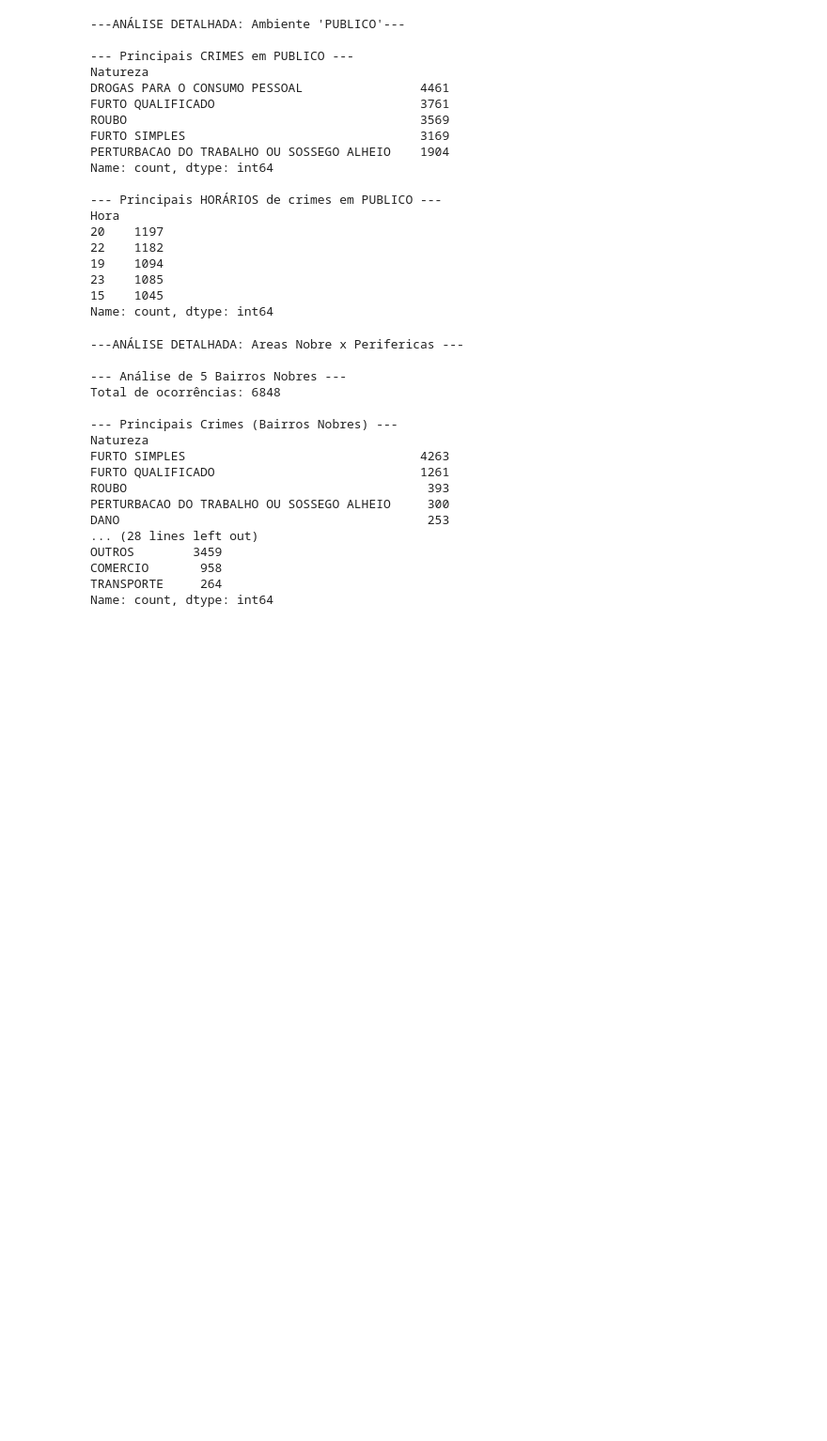
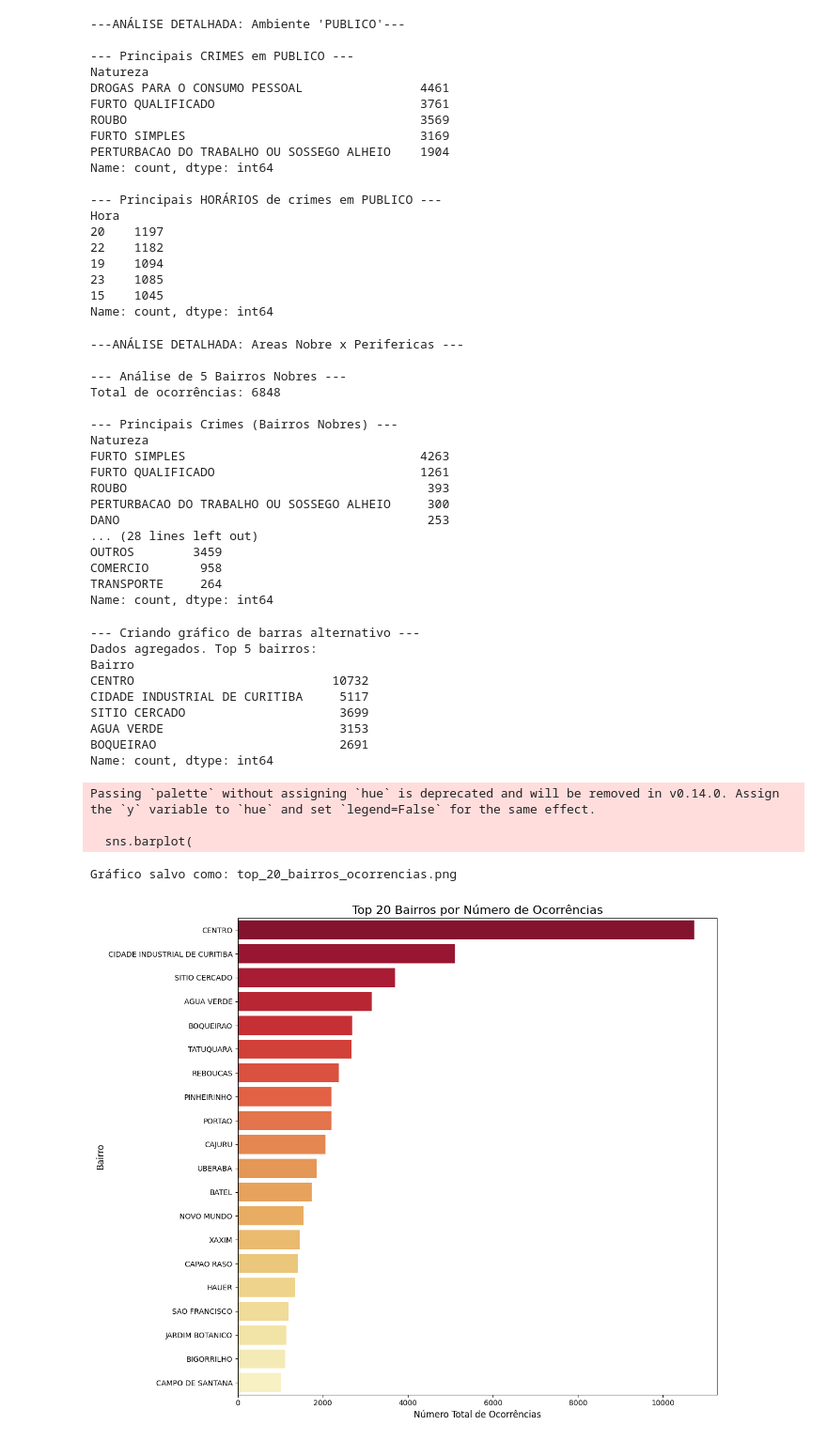
Before and after one commit to GuilhermeOliveiraAgenor/Analise-Seguranca-Curitiba, a Jupyter notebook: analise_de_segurança__ambiente.ipynb, the cells around one changed output. Shown at 94% size. Cells and saved outputs as stored; diff of their text form; code cells hidden in the pictures; blank space fills up the shorter version.

```diff
--- a/analise_de_segurança__ambiente.ipynb
+++ b/analise_de_segurança__ambiente.ipynb
@@ -256,4 +306,60 @@ OUTROS        3459
 COMERCIO       958
 TRANSPORTE     264
 Name: count, dtype: int64
+# %%
+import pandas as pd
+import matplotlib.pyplot as plt
+import seaborn as sns
+
+print("--- Criando gráfico de barras alternativo ---")
+
+try:
+    # 1. Carregar os dados
+    df = pd.read_csv("Dados_2024-2025 v3.csv")
+
+    # 2. Contar ocorrências por bairro
+    ocorrencias_bairro = df['Bairro'].value_counts()
+
+    # 3. Pegar os Top 20
+    top_20_bairros = ocorrencias_bairro.head(20)
+
+    print("Dados agregados. Top 5 bairros:")
+    print(top_20_bairros.head())
+
+    # 4. Plotar o gráfico
+    plt.figure(figsize=(12, 10))
+    sns.barplot(
+        x=top_20_bairros.values,
+        y=top_20_bairros.index,
+        palette='YlOrRd_r' # Usando a paleta de "calor" (Vermelho = alto)
+    )
+
+    plt.title('Top 20 Bairros por Número de Ocorrências', fontsize=16)
+    plt.xlabel('Número Total de Ocorrências', fontsize=12)
+    plt.ylabel('Bairro', fontsize=12)
+    plt.tight_layout()
+
+    # Salvar a imagem
+    output_filename = "top_20_bairros_ocorrencias.png"
+    plt.savefig(output_filename)
+
+    print(f"\nGráfico salvo como: {output_filename}")
+
+except Exception as e:
+    print(f"Erro ao processar os dados: {e}")
+# %% [output]
+--- Criando gráfico de barras alternativo ---
+Dados agregados. Top 5 bairros:
+Bairro
+CENTRO                           10732
+CIDADE INDUSTRIAL DE CURITIBA     5117
+SITIO CERCADO                     3699
+AGUA VERDE                        3153
+BOQUEIRAO                         2691
+Name: count, dtype: int64
+Passing `palette` without assigning `hue` is deprecated and will be removed in v0.14.0. Assign the `y` variable to `hue` and set `legend=False` for the same effect.
+
+  sns.barplot(
+Gráfico salvo como: top_20_bairros_ocorrencias.png
+[figure, added]
 # %%
```
Also changed, not shown: parts of 11 cells of this notebook.
